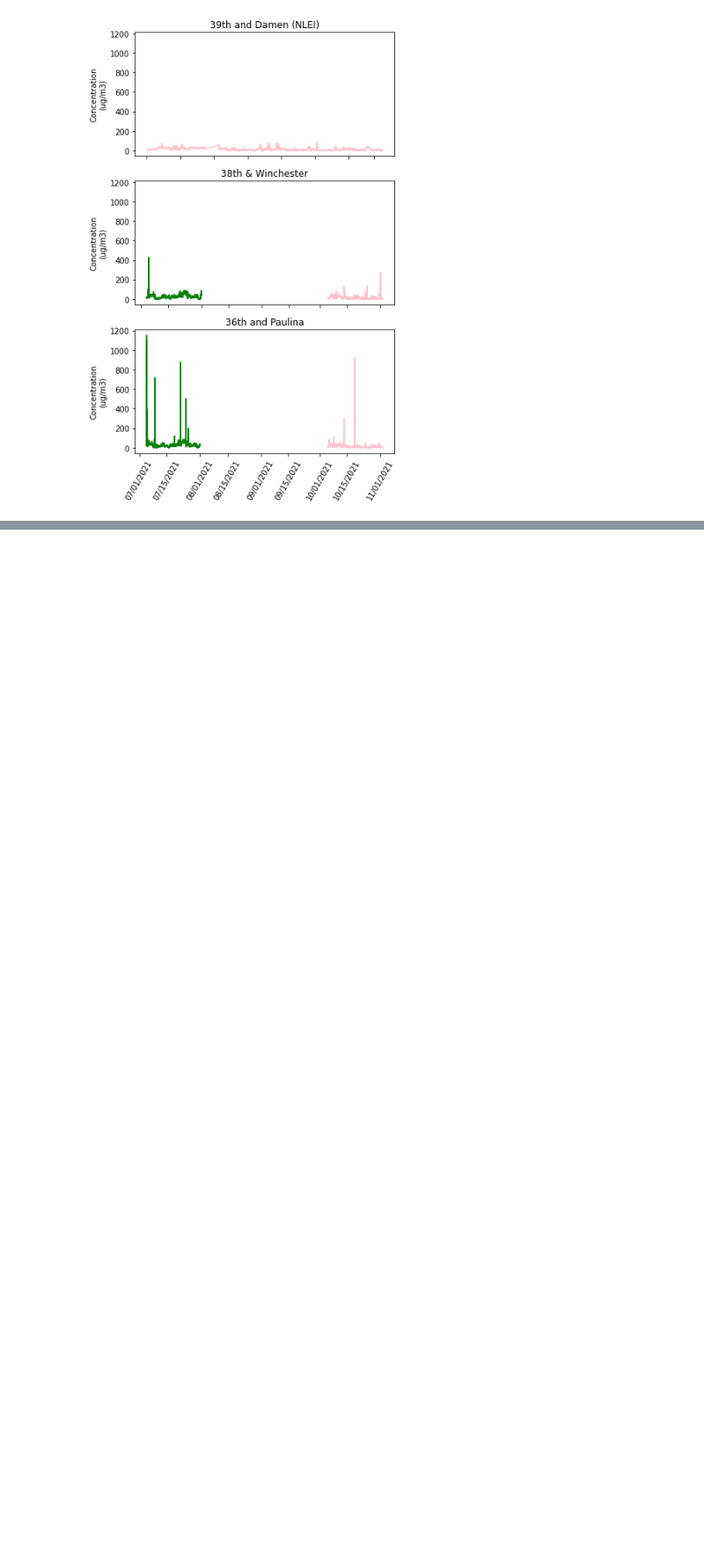
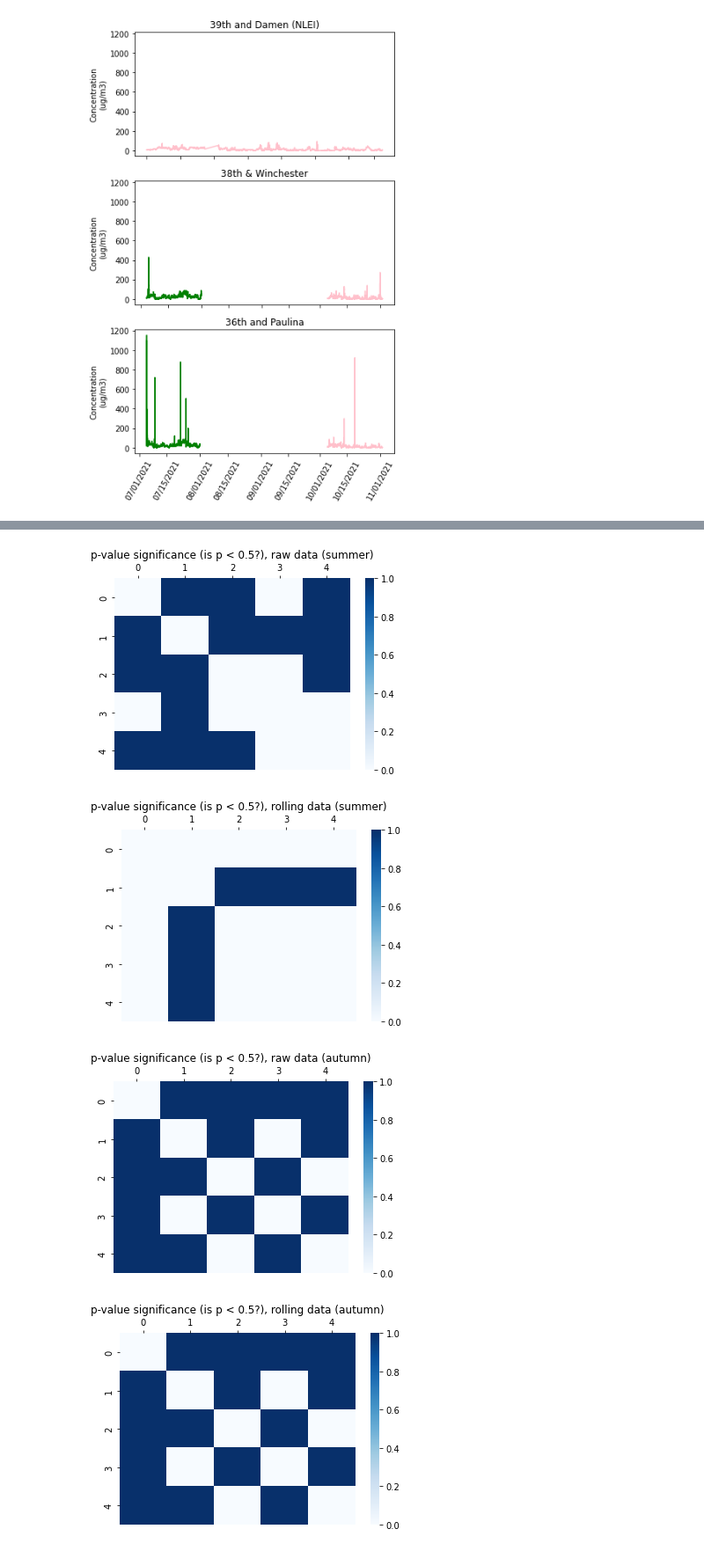
Before and after one commit to code-312/Air-Quality, a Jupyter notebook: notebooks/compare_airnow_and_purpleair.ipynb, the cells around one changed output, grey strips where cells are left out. Shown at 88% size. Drawn from its saved outputs; the diff is of its cells as text; code cells hidden in the pictures; blank space fills up the shorter version.

```diff
--- a/notebooks/compare_airnow_and_purpleair.ipynb
+++ b/notebooks/compare_airnow_and_purpleair.ipynb
@@ -365,0 +400,11 @@ AirNow sensors:
+# %%
+# Plot whether difference between sensors is statistically significant (p-value < 0.05)
+for i, season in enumerate(SEASONS):
+    for key, data in pvalues.items():
+        isSignificant = np.where(data[i,:,:] < 0.05, 1, 0)
+        plot_heatmap(isSignificant, title=f'p-value significance (is p < 0.5?), {key} data ({season})')
+# %% [output]
+[figure, added]
+[figure, added]
+[figure, added]
+[figure, added]
```
Also changed, not shown: parts of 34 cells of this notebook.
